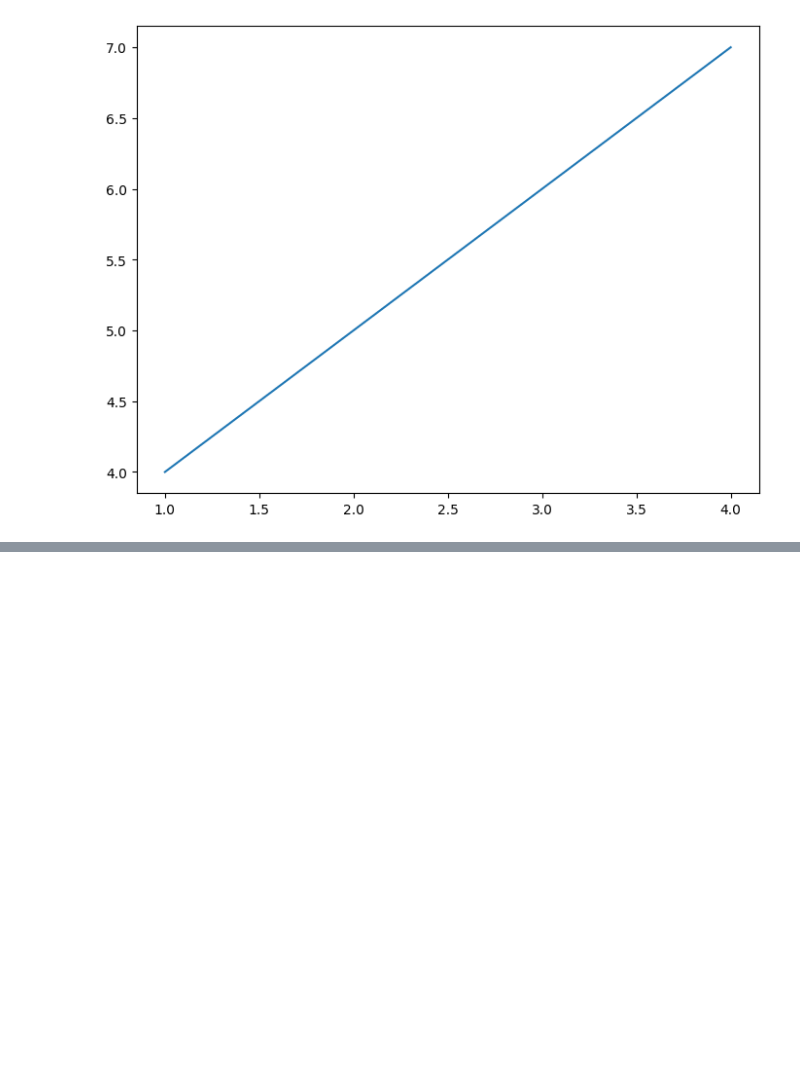
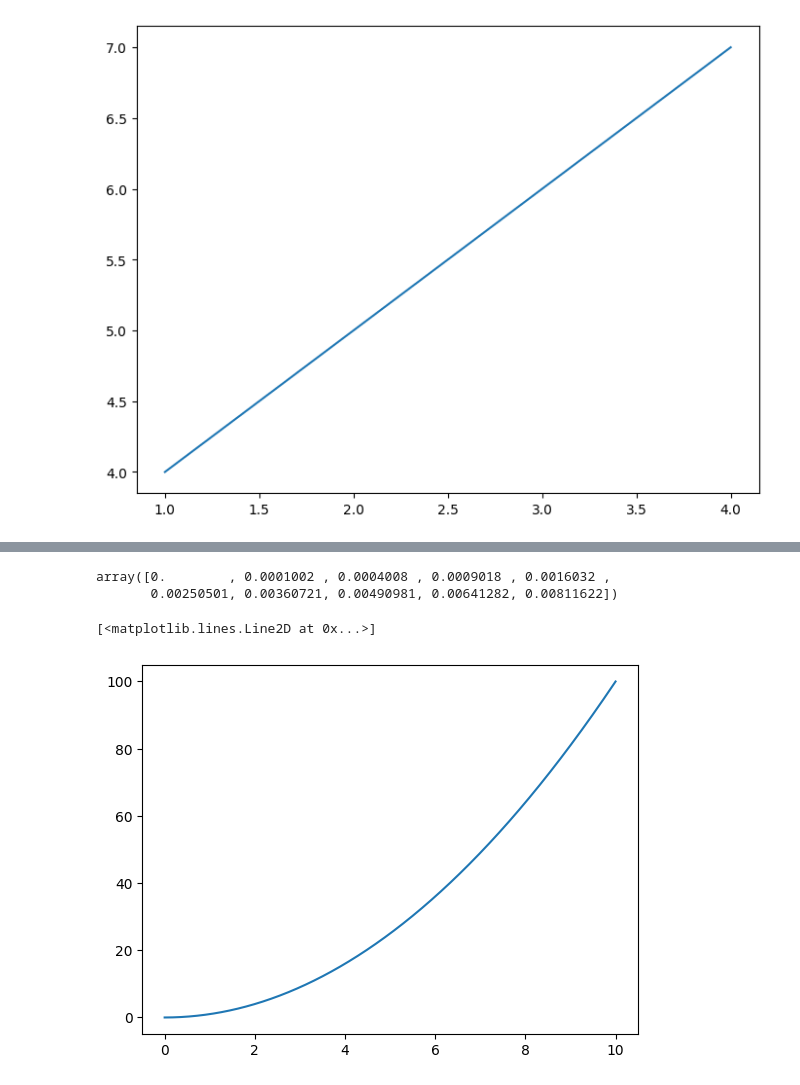
Before and after one commit to kanishkraj-ops/Machine-Learning, a Jupyter notebook: MATPLOTLIB_Plotting_and_Data_Visualization.ipynb, the cells around one changed output, grey strips where cells are left out. Saved outputs shown, nothing was run; the diff lists cells and outputs as text; code cells hidden in the pictures; blank space fills up the shorter version.

```diff
--- a/MATPLOTLIB_Plotting_and_Data_Visualization.ipynb
+++ b/MATPLOTLIB_Plotting_and_Data_Visualization.ipynb
@@ -41,0 +78,13 @@ ax.plot(x,y);
+# %%
+#create some data
+x = np.linspace(0,10,1000)
+y = x**2
+# %% [output]
+array([0.        , 0.0001002 , 0.0004008 , 0.0009018 , 0.0016032 ,
+       0.00250501, 0.00360721, 0.00490981, 0.00641282, 0.00811622])
+# %%
+fig, ax = plt.subplots()
+ax.plot(x,y)
+# %% [output]
+[<matplotlib.lines.Line2D at 0x...>]
+[figure, added]
```
Also changed, not shown: parts of 7 cells of this notebook.
